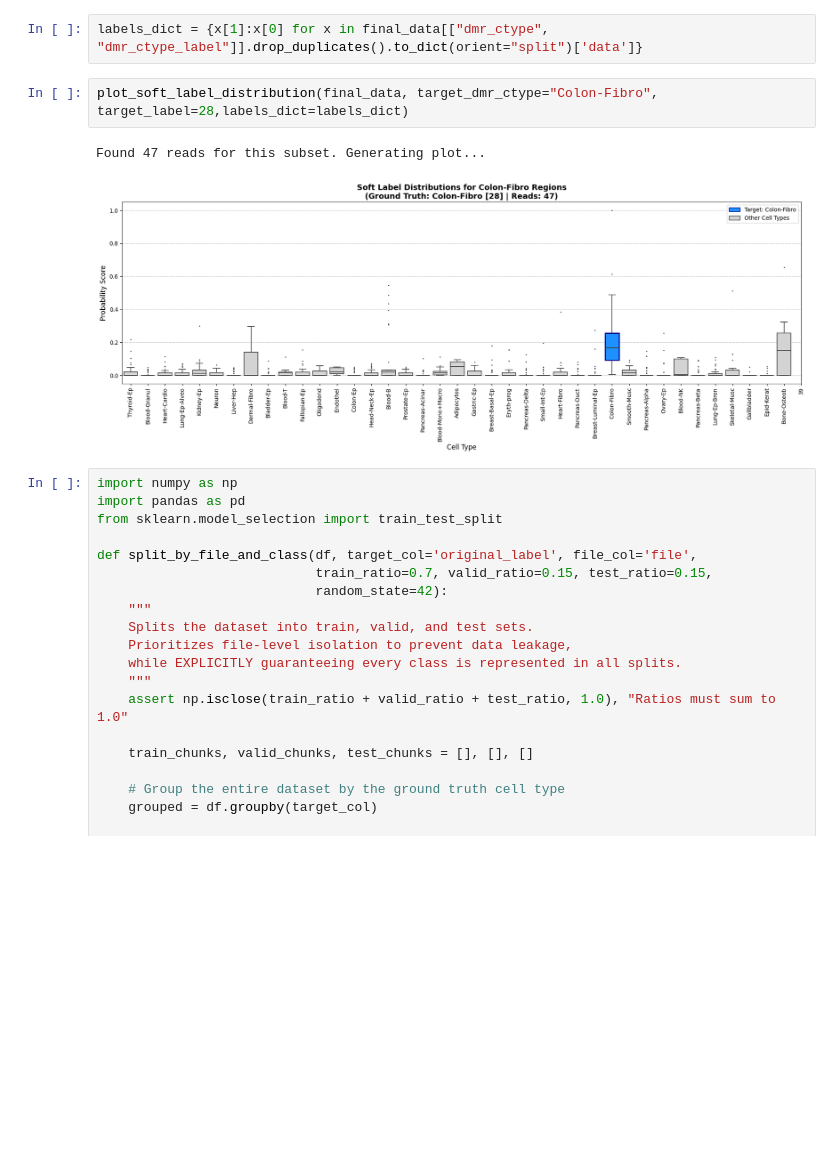
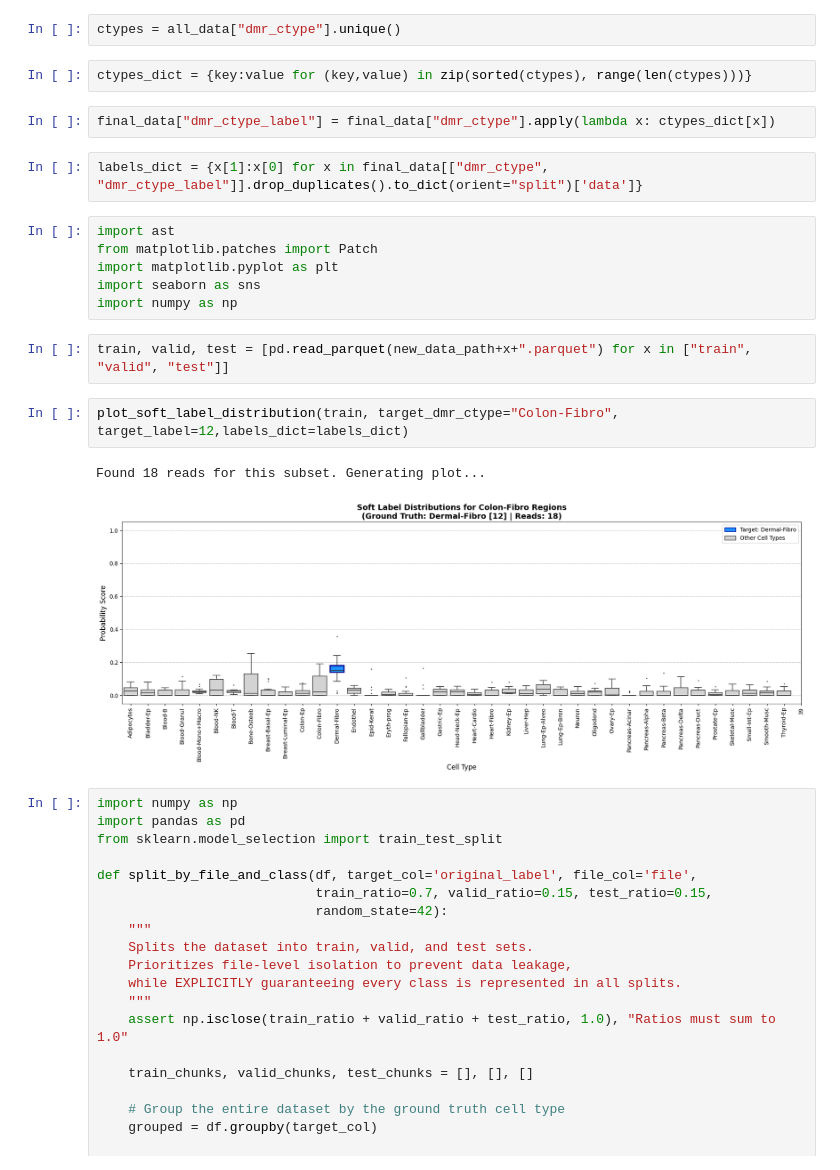
Before and after one commit to CompEpigen/syto, a Jupyter notebook: EDA/loyfer_soft_labeling.ipynb, the cells around one changed output. Cells and saved outputs as stored; diff of their text form; blank space fills up the shorter version.

```diff
--- a/EDA/loyfer_soft_labeling.ipynb
+++ b/EDA/loyfer_soft_labeling.ipynb
@@ -29,12 +47,26 @@ Calculated normalization weights. Max weight: 6.29, Min weight: 0.20
 # %%
 final_data = all_data.merge(mapping_df, on=['name', 'cpg_sig'], how='left')
+# %%
+ctypes = all_data["dmr_ctype"].unique()
+# %%
+ctypes_dict = {key:value for (key,value) in zip(sorted(ctypes), range(len(ctypes)))}
+# %%
+final_data["dmr_ctype_label"] = final_data["dmr_ctype"].apply(lambda x: ctypes_dict[x])
 # %%
 labels_dict = {x[1]:x[0] for x in final_data[["dmr_ctype", "dmr_ctype_label"]].drop_duplicates().to_dict(orient="split")['data']}
-# %%
-plot_soft_label_distribution(final_data, target_dmr_ctype="Colon-Fibro", target_label=28,labels_dict=labels_dict)
-# %% [output]
-Found 47 reads for this subset. Generating plot...
-[figure, removed]
+# %%
+import ast
+from matplotlib.patches import Patch
+import matplotlib.pyplot as plt
+import seaborn as sns
+import numpy as np
+# %%
+train, valid, test = [pd.read_parquet(new_data_path+x+".parquet") for x in ["train", "valid", "test"]]
+# %%
+plot_soft_label_distribution(train, target_dmr_ctype="Colon-Fibro", target_label=12,labels_dict=labels_dict)
+# %% [output]
+Found 18 reads for this subset. Generating plot...
+[figure, added]
 # %%
 import numpy as np
 import pandas as pd
```
Also changed, not shown: parts of 16 cells of this notebook.
